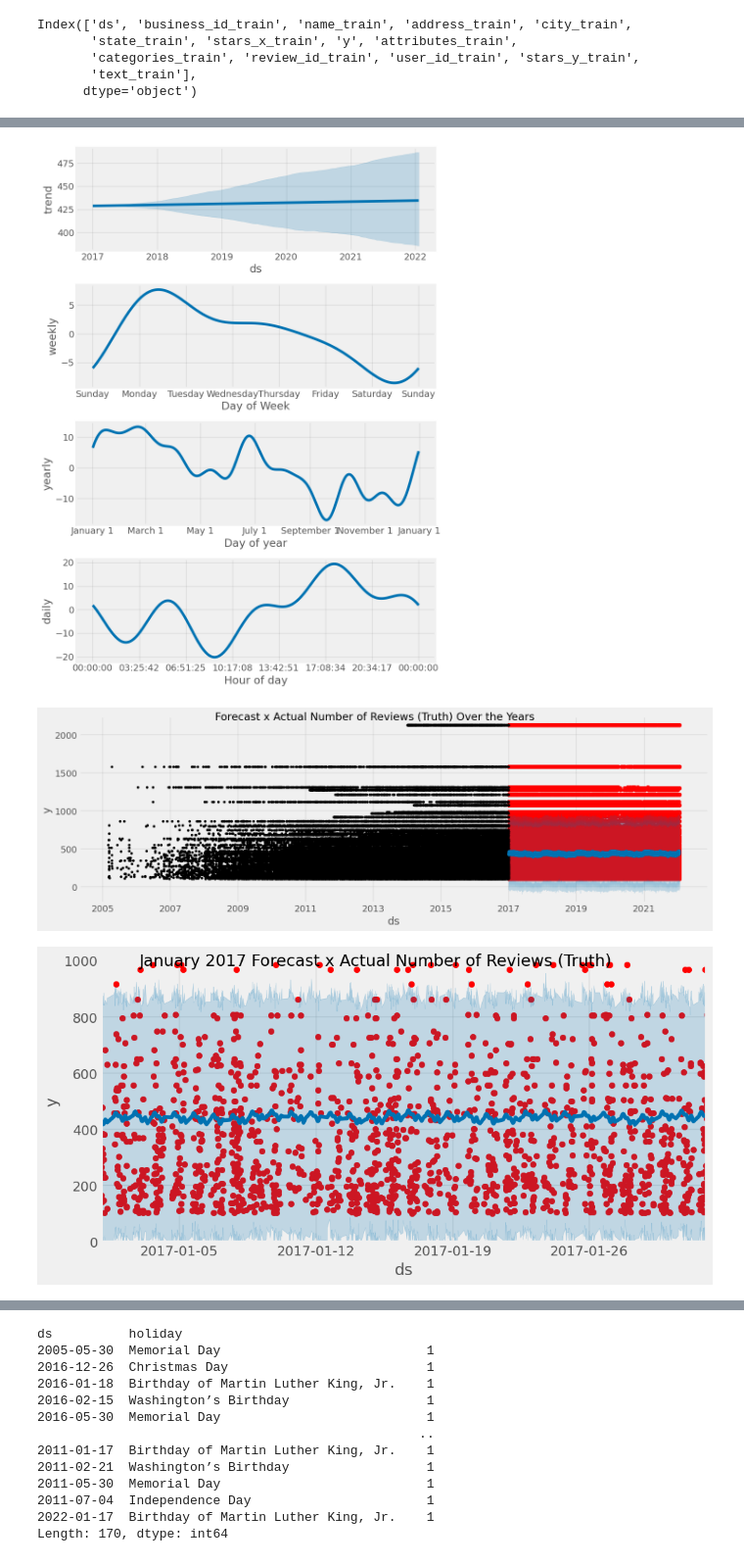
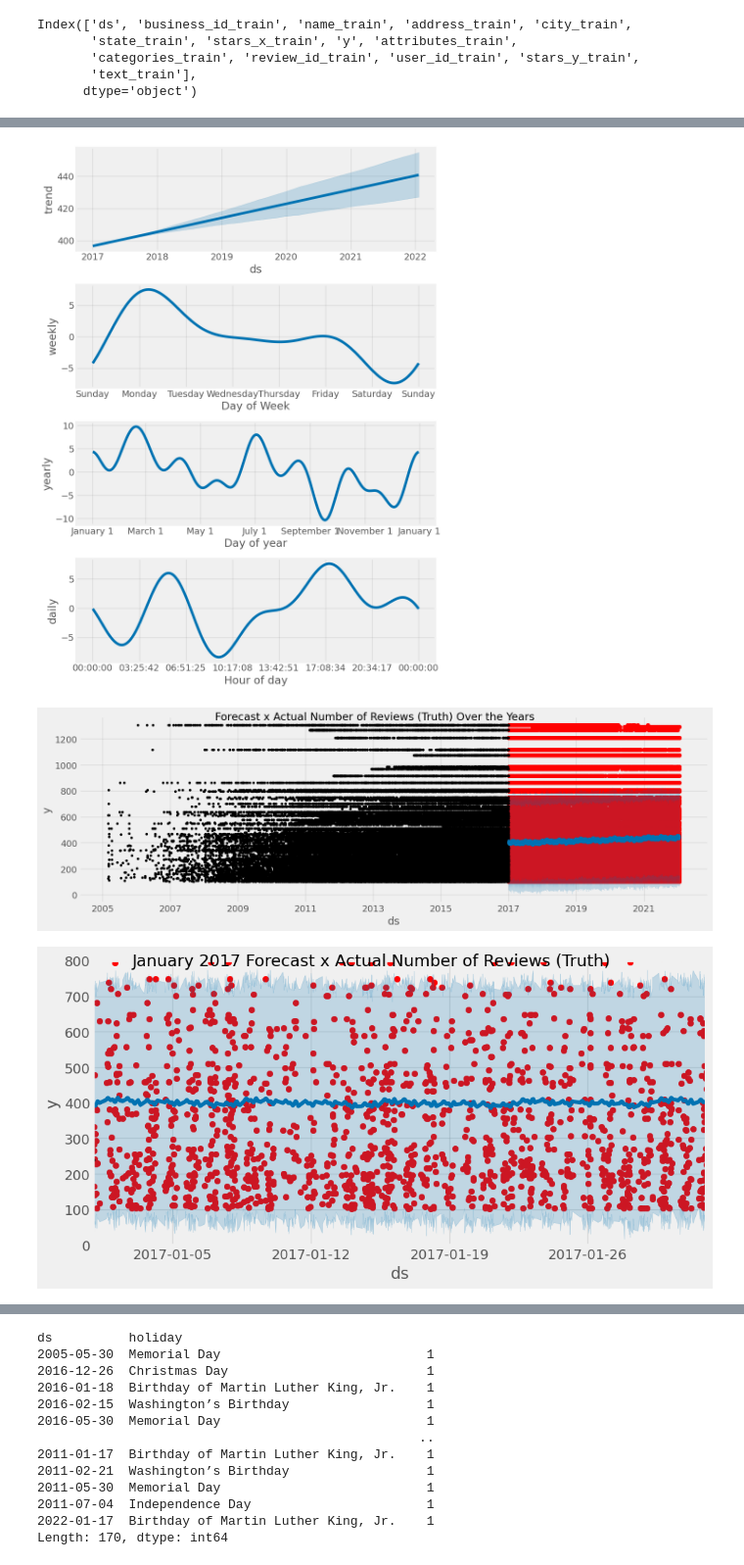
Before and after one commit to Sandokhan/yelp_project, a Jupyter notebook: wip_TimeSeriesProphet.ipynb, the cells around one changed output, grey strips where cells are left out. Shown at 98% size. Cells and saved outputs as stored; diff of their text form; code cells hidden in the pictures.

```diff
--- a/wip_TimeSeriesProphet.ipynb
+++ b/wip_TimeSeriesProphet.ipynb
@@ -141,3 +147,6 @@ Index(['business_id', 'name', 'address', 'city', 'state', 'stars_x',
+# %%
+# remove extreme outliers
+tucson_sample = tucson_sample.query('review_count < 1500').copy()
 # %%
 # set the date to index
 tucson_sample = tucson_sample.set_index('date')
@@ -306,7 +315,7 @@ fig = model.plot_components(tucson_test_frcst)
 plt.show() # trend | weekly | yearly | daily
 # the model combined these components to create the forecast above
 # %% [output]
-[figure, old version]
+[figure, new version]
 # %%
 # evaluate the model
 # let's compare the forecast with the actual number of reviews for each year
@@ -316,23 +325,23 @@ fig = model.plot(tucson_test_frcst, ax=ax)
 plot = plt.suptitle('Forecast x Actual Number of Reviews (Truth) Over the Years')
 # red-> actual values | blue-> predicted values | it looks like prophet picked up a downward trend
 # %% [output]
-[figure, old version]
+[figure, new version]
 # %%
 # now let's look at a more narrow time window-> starting with the first month year of our prediction, which is january 2017
 fig, ax = plt.subplots(figsize=(10, 5))
 ax.scatter(tucson_test.index, tucson_test['review_count_test'], color='r')
 fig = model.plot(tucson_test_frcst, ax=ax)
 
 from datetime import datetime
 
 lower_date = datetime.strptime('2017-01-01', '%Y-%m-%d')
 upper_date = datetime.strptime('2017-02-01', '%Y-%m-%d')
 
 ax.set_xbound(lower=lower_date, upper=upper_date)
-ax.set_ylim(0, 1000)
+ax.set_ylim(0, 800)
 plot = plt.suptitle('January 2017 Forecast x Actual Number of Reviews (Truth)')
 # %% [output]
-[figure, old version]
+[figure, new version]
 # %%
 # now let's look at the one week! January 12th-19th 2017, since we can see above that the first two weeks don´t have reviews
 fig, ax = plt.subplots(figsize=(10, 5))
```
Also changed, not shown: parts of 21 cells of this notebook.
